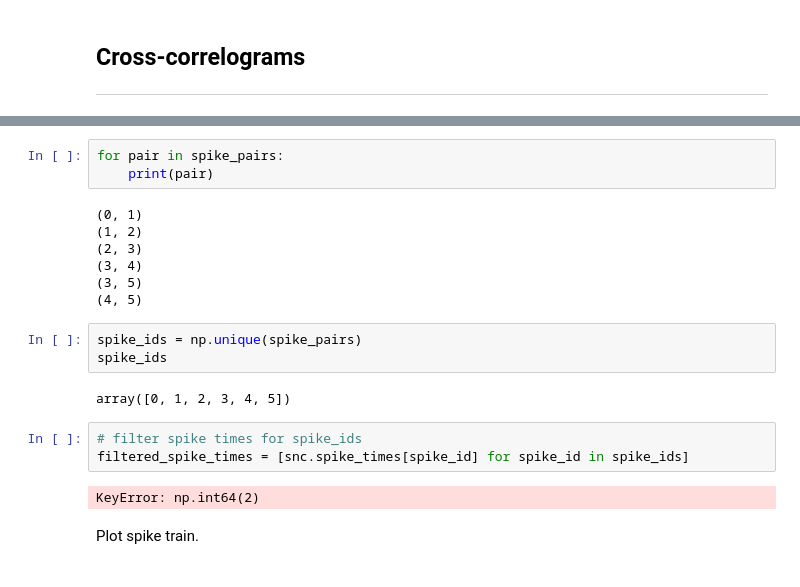
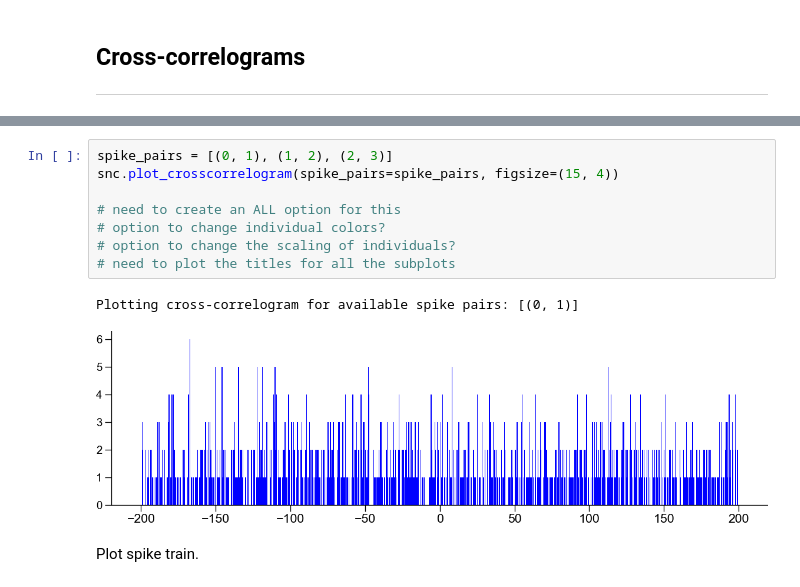
Before and after one commit to mzabolocki/SynaptiConn, a Jupyter notebook: examples/plots/plot_spiketrains_phy.ipynb, the cells around one changed output, grey strips where cells are left out. Drawn from its saved outputs; the diff is of its cells as text.

```diff
--- a/examples/plots/plot_spiketrains_phy.ipynb
+++ b/examples/plots/plot_spiketrains_phy.ipynb
@@ -130,23 +109,14 @@ Plotting cross-correlogram for spike pairs: [(0, 1), (3, 4), (3, 5), (4, 5)]
-# %%
-for pair in spike_pairs:
-    print(pair)
-# %% [output]
-(0, 1)
-(1, 2)
-(2, 3)
-(3, 4)
-(3, 5)
-(4, 5)
-# %%
-spike_ids = np.unique(spike_pairs)
-spike_ids
-# %% [output]
-array([0, 1, 2, 3, 4, 5])
-# %%
-# filter spike times for spike_ids
-filtered_spike_times = [snc.spike_times[spike_id] for spike_id in spike_ids]
-# %% [output]
-KeyError: np.int64(2)
+# %%
+spike_pairs = [(0, 1), (1, 2), (2, 3)]
+snc.plot_crosscorrelogram(spike_pairs=spike_pairs, figsize=(15, 4))
+
+# need to create an ALL option for this
+# option to change individual colors?
+# option to change the scaling of individuals?
+# need to plot the titles for all the subplots
+# %% [output]
+Plotting cross-correlogram for available spike pairs: [(0, 1)]
+[figure, added]
 # %% [markdown]
 Plot spike train.
 # %%
```
Also changed, not shown: parts of 3 cells of this notebook, 4 other files.
